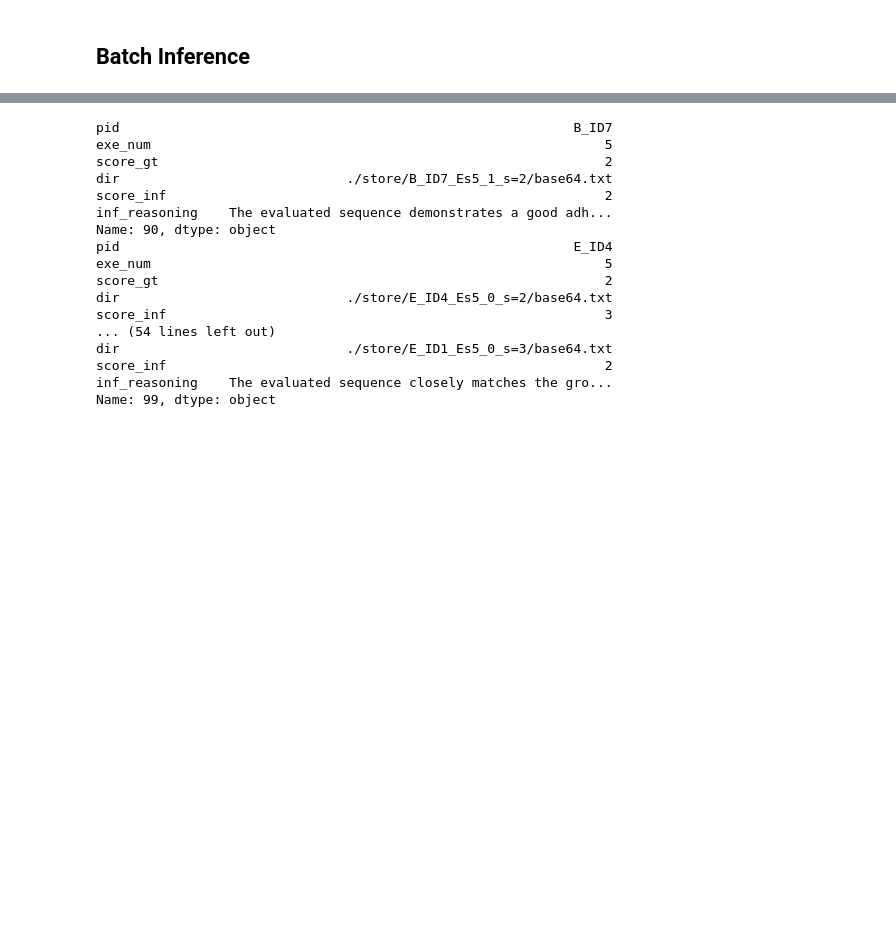
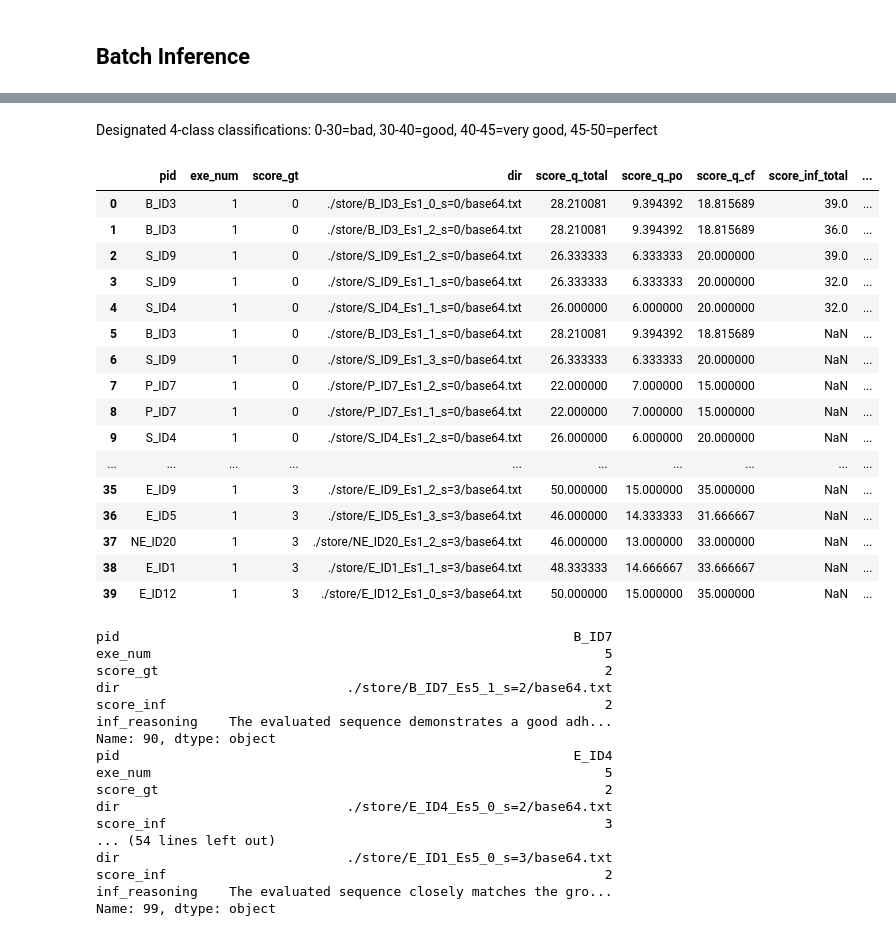
Before and after one commit to deanziyangyu/TRViT, a Jupyter notebook: src/nb/data/skeleton/prompt_lab.ipynb, the cells around one changed output, grey strips where cells are left out. Drawn from its saved outputs; the diff is of its cells as text; code cells hidden in the pictures; blank space fills up the shorter version.

```diff
--- a/src/nb/data/skeleton/prompt_lab.ipynb
+++ b/src/nb/data/skeleton/prompt_lab.ipynb
@@ -551,0 +584,2 @@ for exe_num in exercise_num:
+# %%
+all_reps_df['pid_ex'] = all_reps_df['pid'] + '_Es' + all_reps_df['exe_num'].astype(str)
@@ -678,31 +732,46 @@ ctt
 ## Batch Inference
 # %%
 # for each exercise and each score
-for exe_num in exercise_num:
+for exe_num in [1,]:
 
     # get the ground truth base64 and execise description
-    gt_exe = exe_labels_gt[exe_num]
-    exec_desc = struc_desc_by_exe[exe_num]
+    # gt_exe = exe_labels_gt[exe_num]
+    # exec_desc = struc_desc_by_exe[exe_num]
+
+    cnt = 0
 
     for sc_num in score_num:
-        exe_sc_rows = reps_df_100[(reps_df_100['score_gt'] == sc_num) & (reps_df_100['exe_num'] == exe_num)]
+        exe_sc_rows = reps_eval_200[(reps_eval_200['score_gt'] == sc_num) & (reps_eval_200['exe_num'] == exe_num)].iloc[:10]
 
         for idx, row in exe_sc_rows.iterrows(): # for 5 reps in each score and exercise
             eval_b64 = get_eval_b64_from_dir(row['dir'], detail="high")
             if eval_b64 is None:
                 continue
             # gt_exe_b64 = get_gt_b64_from_exe_n_dict(gt_exe,  detail="high")
-            response = eval_with_oai_10q(intro_sys, intro_user, background_10q_0s, exec_desc,
-                                rep_eval_10q, assess_q, eval_b64, ans_format_0s, max_tokens=300)
+
+            response = eval_with_oai_10q(intro_sys, intro_user, background_10q_0s,
+                         rep_eval_10q, assess_q, eval_b64, ans_format_0s,
+                         max_tokens=400, temp=.1, top_p=.5)
 
             ctt = json.loads(clean_json_string(response.choices[0].message.content))
-            po_score = np.sum(list(ctt['answers'].values())[:3])
-            cf_score = np.sum(list(ctt['answers'].values())[3:])
+            po_score = np.sum(list(ctt['PO_answers'].values())[-3:])
+            cf_score = np.sum(list(ctt['CF_answers'].values())[-7:])
+            po_ans_score = np.sum(list(ctt['PO_answers'].values())[:-3])
+            cf_ans_score = np.sum(list(ctt['CF_answers'].values())[:-7])
             inf_reasoning = ctt['reasoning']
 
-            reps_df_100.loc[idx, 'score_inf_total'] = po_score + cf_score
-            reps_df_100.loc[idx, 'score_inf_po'] = po_score
-            reps_df_100.loc[idx, 'score_inf_cf'] = cf_score
-            reps_df_100.loc[idx, 'inf_reasoning'] = inf_reasoning
+            # 10 q scores
+            reps_eval_200.loc[idx, 'score_inf_total'] = po_score + cf_score
+            reps_eval_200.loc[idx, 'score_inf_po'] = po_score
+            reps_eval_200.loc[idx, 'score_inf_cf'] = cf_score
 
-            print(reps_df_100.loc[idx])
+            reps_eval_200.loc[idx, 'score_inf_total_m'] = po_ans_score + cf_ans_score
+            reps_eval_200.loc[idx, 'score_inf_po_m'] = po_ans_score
+            reps_eval_200.loc[idx, 'score_inf_cf_m'] = cf_ans_score
+
+            reps_eval_200.loc[idx, 'inf_reasoning'] = str(inf_reasoning)
+            reps_eval_200.loc[idx, 'inf_shot_num'] = 0
+
+            cnt += 1
+            print(f"{cnt}: Exercise {exe_num}, Score {sc_num},\
+                  gt = {reps_eval_200.loc[idx, 'score_q_total']:.2f}, inf = {reps_eval_200.loc[idx, 'score_inf_total']}")
@@ -724,0 +782,22 @@ reps_df_100
+# %% [markdown]
+Designated 4-class classifications: 0-30=bad, 30-40=good, 40-45=very good, 45-50=perfect
+# %%
+reps_eval_200.head(40)
+# %% [output]
+|  | pid | exe_num | score_gt | dir | score_q_total | score_q_po | score_q_cf | score_inf_total | ... |
+| 0 | B_ID3 | 1 | 0 | ./store/B_ID3_Es1_0_s=0/base64.txt | 28.210081 | 9.394392 | 18.815689 | 39.0 | ... |
+| 1 | B_ID3 | 1 | 0 | ./store/B_ID3_Es1_2_s=0/base64.txt | 28.210081 | 9.394392 | 18.815689 | 36.0 | ... |
+| 2 | S_ID9 | 1 | 0 | ./store/S_ID9_Es1_2_s=0/base64.txt | 26.333333 | 6.333333 | 20.000000 | 39.0 | ... |
+| 3 | S_ID9 | 1 | 0 | ./store/S_ID9_Es1_1_s=0/base64.txt | 26.333333 | 6.333333 | 20.000000 | 32.0 | ... |
+| 4 | S_ID4 | 1 | 0 | ./store/S_ID4_Es1_1_s=0/base64.txt | 26.000000 | 6.000000 | 20.000000 | 32.0 | ... |
+| 5 | B_ID3 | 1 | 0 | ./store/B_ID3_Es1_1_s=0/base64.txt | 28.210081 | 9.394392 | 18.815689 | NaN | ... |
+| 6 | S_ID9 | 1 | 0 | ./store/S_ID9_Es1_3_s=0/base64.txt | 26.333333 | 6.333333 | 20.000000 | NaN | ... |
+| 7 | P_ID7 | 1 | 0 | ./store/P_ID7_Es1_2_s=0/base64.txt | 22.000000 | 7.000000 | 15.000000 | NaN | ... |
+| 8 | P_ID7 | 1 | 0 | ./store/P_ID7_Es1_1_s=0/base64.txt | 22.000000 | 7.000000 | 15.000000 | NaN | ... |
+| 9 | S_ID4 | 1 | 0 | ./store/S_ID4_Es1_2_s=0/base64.txt | 26.000000 | 6.000000 | 20.000000 | NaN | ... |
+| ... | ... | ... | ... | ... | ... | ... | ... | ... | ... |
+| 35 | E_ID9 | 1 | 3 | ./store/E_ID9_Es1_2_s=3/base64.txt | 50.000000 | 15.000000 | 35.000000 | NaN | ... |
+| 36 | E_ID5 | 1 | 3 | ./store/E_ID5_Es1_3_s=3/base64.txt | 46.000000 | 14.333333 | 31.666667 | NaN | ... |
+| 37 | NE_ID20 | 1 | 3 | ./store/NE_ID20_Es1_2_s=3/base64.txt | 46.000000 | 13.000000 | 33.000000 | NaN | ... |
+| 38 | E_ID1 | 1 | 3 | ./store/E_ID1_Es1_1_s=3/base64.txt | 48.333333 | 14.666667 | 33.666667 | NaN | ... |
+| 39 | E_ID12 | 1 | 3 | ./store/E_ID12_Es1_0_s=3/base64.txt | 50.000000 | 15.000000 | 35.000000 | NaN | ... |
```
Also changed, not shown: parts of 40 cells of this notebook, 5 other files.
